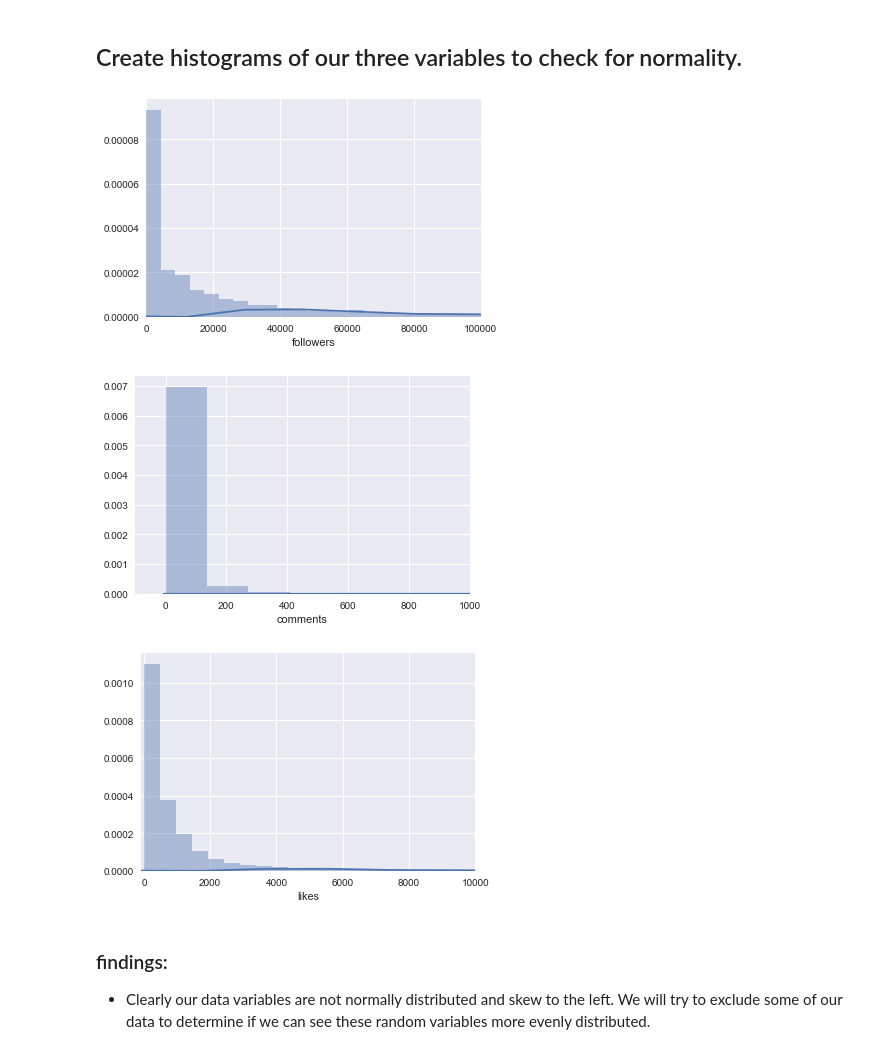
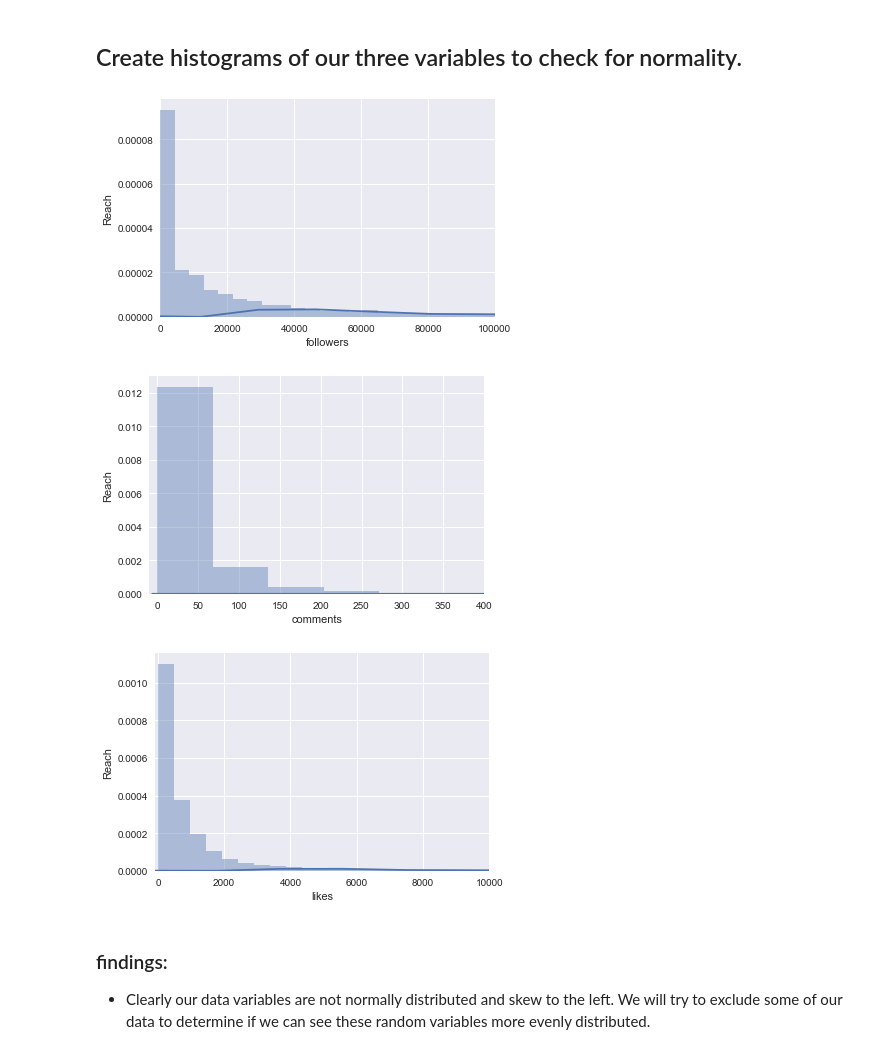
Before and after one commit to MarcSchneider71/SocialMediaReach, a Jupyter notebook: impressions_est_initial_trial.ipynb, the cells around one changed output. Saved outputs shown, nothing was run; the diff lists cells and outputs as text; code cells hidden in the pictures.

```diff
--- a/impressions_est_initial_trial.ipynb
+++ b/impressions_est_initial_trial.ipynb
@@ -75,18 +75,21 @@ Save this file for future trials.
 ## Create histograms of our three variables to check for normality.
 # %%
 sns.distplot(df2.followers, bins=500)
+plt.ylabel('Reach')
 plt.xlim(-100, 100000)
 plt.show()
-sns.distplot(df2.comments, bins=500)
-plt.xlim(-100, 1000)
+sns.distplot(df2.comments, bins=1000)
+plt.ylabel('Reach')
+plt.xlim(-10, 400)
 plt.show()
 sns.distplot(df2.likes, bins=500)
+plt.ylabel('Reach')
 plt.xlim(-100, 10000)
 plt.show()
 # %% [output]
-[figure, old version]
+[figure, new version]
-[figure, old version]
+[figure, new version]
-[figure, old version]
+[figure, new version]
 # %% [markdown]
 ### findings:
 - Clearly our data variables are not normally distributed and skew to the left. We will try to exclude some of our data to determine if we can see these random variables more evenly distributed.
```
Also changed, not shown: parts of 13 cells of this notebook, 3 other files.
